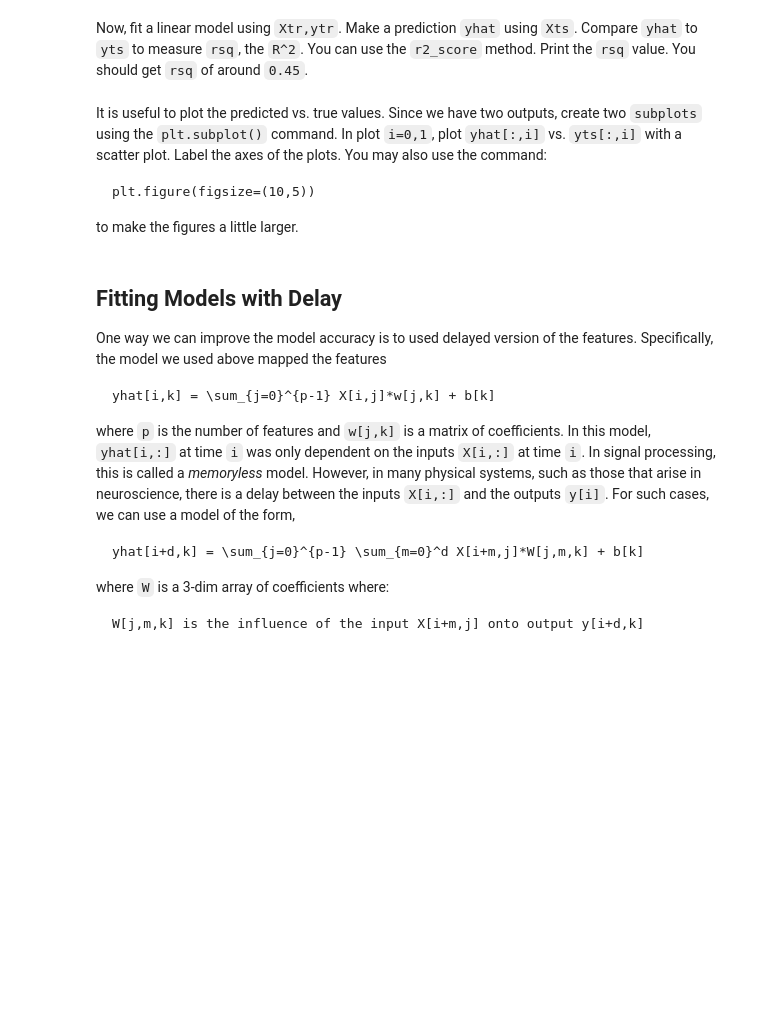
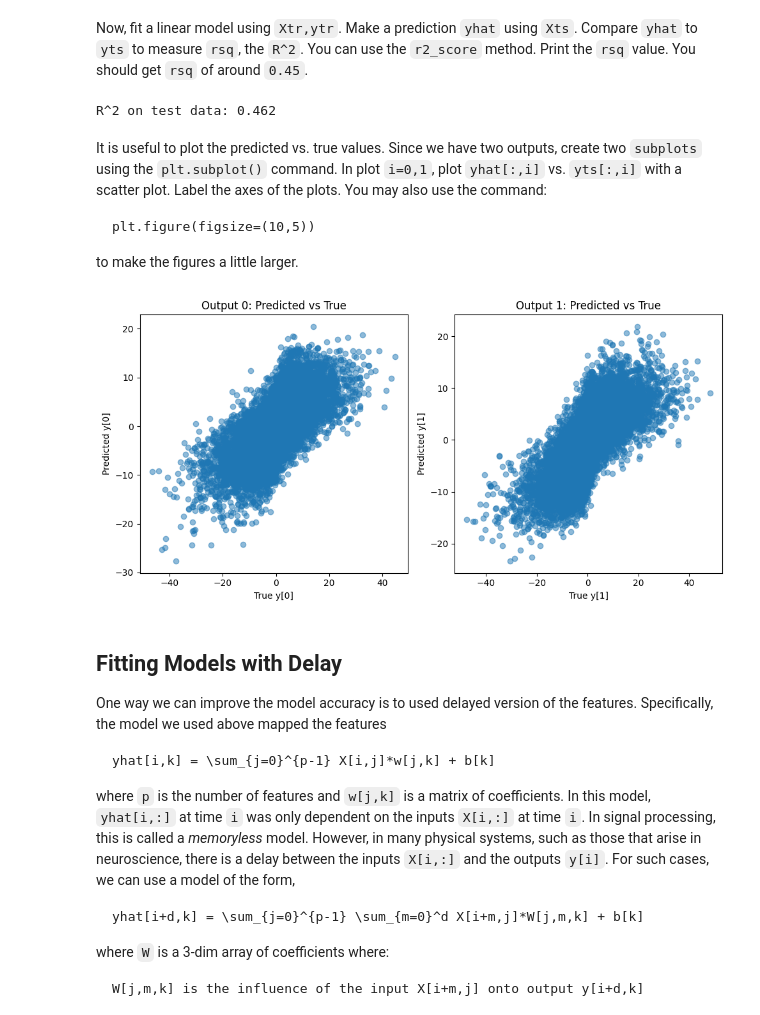
Before and after one commit to rsandu1/MachineLearningLab2, a Jupyter notebook: lab_neural_partial.ipynb, the cells around one changed output. Cells and saved outputs as stored; diff of their text form; code cells hidden in the pictures; blank space fills up the shorter version.

```diff
--- a/lab_neural_partial.ipynb
+++ b/lab_neural_partial.ipynb
@@ -80,5 +92,6 @@ from sklearn.model_selection import train_test_split
 
 # TODO
 # Xtr, Xts, ytr, yts = ...
+Xtr, Xts, ytr, yts = train_test_split(X, y, test_size=0.33, random_state=42)
 # %% [markdown]
 Now, fit a linear model using `Xtr,ytr`.  Make a prediction  `yhat` using `Xts`.  Compare `yhat` to `yts` to measure `rsq`, the  `R^2`.  You can use the `r2_score` method. Print the `rsq` value.  You should get `rsq` of around `0.45`.
@@ -89,3 +98,19 @@ Now, fit a linear model using `Xtr,ytr`.  Make a prediction  `yhat` using `Xts`.
+# %%
+# TODO
+# yhat = ...
+# rsq = ...
+#Fitting the Linear Regression Model
+regr = LinearRegression()
+regr.fit(Xtr, ytr)
+
+#Prediction
+yhat = regr.predict(Xts)
+
+#R^2
+rsq = r2_score(yts, yhat)
+print(f"R^2 on test data: {rsq:.3f}")
+# %% [output]
+R^2 on test data: 0.462
 # %% [markdown]
 It is useful to plot the predicted vs. true values.  Since we have two outputs, create two `subplots` using the `plt.subplot()` command.  In plot `i=0,1`, plot `yhat[:,i]` vs. `yts[:,i]` with a scatter plot.   Label the axes of the plots.  You may also use the command:
 
@@ -97,3 +120,18 @@ to make the figures a little larger.
+# %%
+# TODO
+plt.figure(figsize=(10,5))
+
+for i in range (2):
+    plt.subplot(1, 2, i+1)
+    plt.scatter(yts[:, i], yhat[:,  i], alpha=0.5)
+    plt.xlabel(f"True y[{i}]")
+    plt.ylabel(f"Predicted y[{i}]")
+    plt.title(f"Output {i}: Predicted vs True")
+
+plt.tight_layout()
+plt.show()
+# %% [output]
+[figure, added]
 # %% [markdown]
 ## Fitting Models with Delay
 
```
Also changed, not shown: parts of 20 cells of this notebook, 1 other file.
